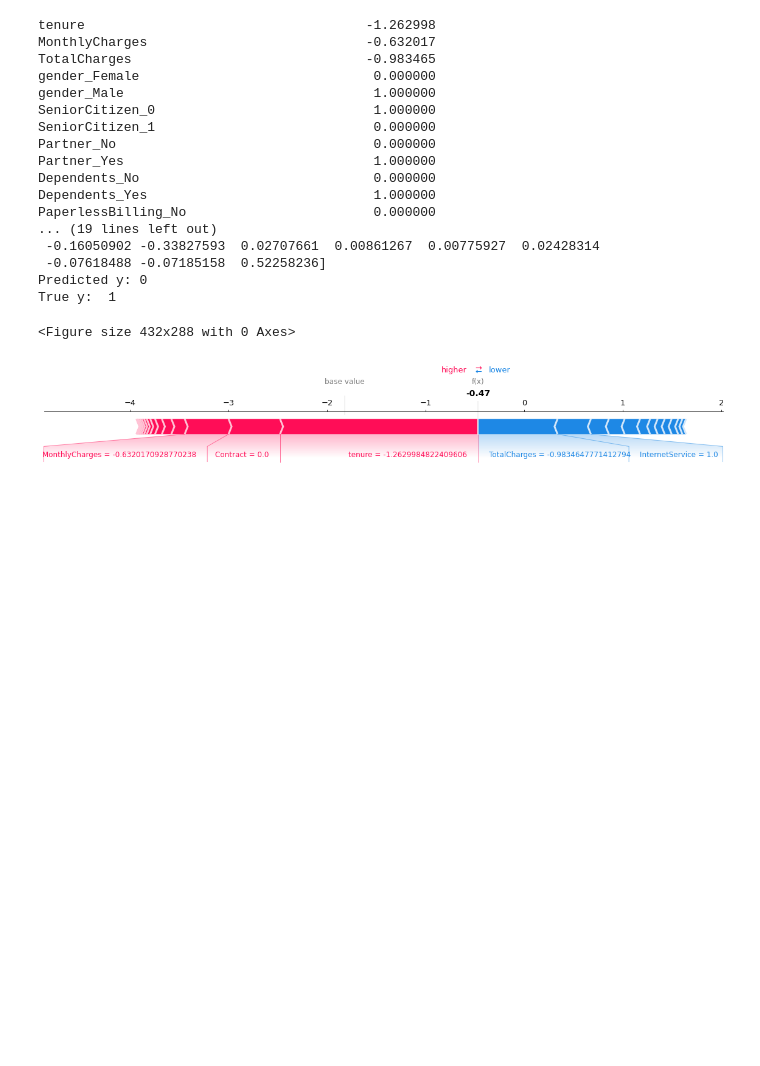
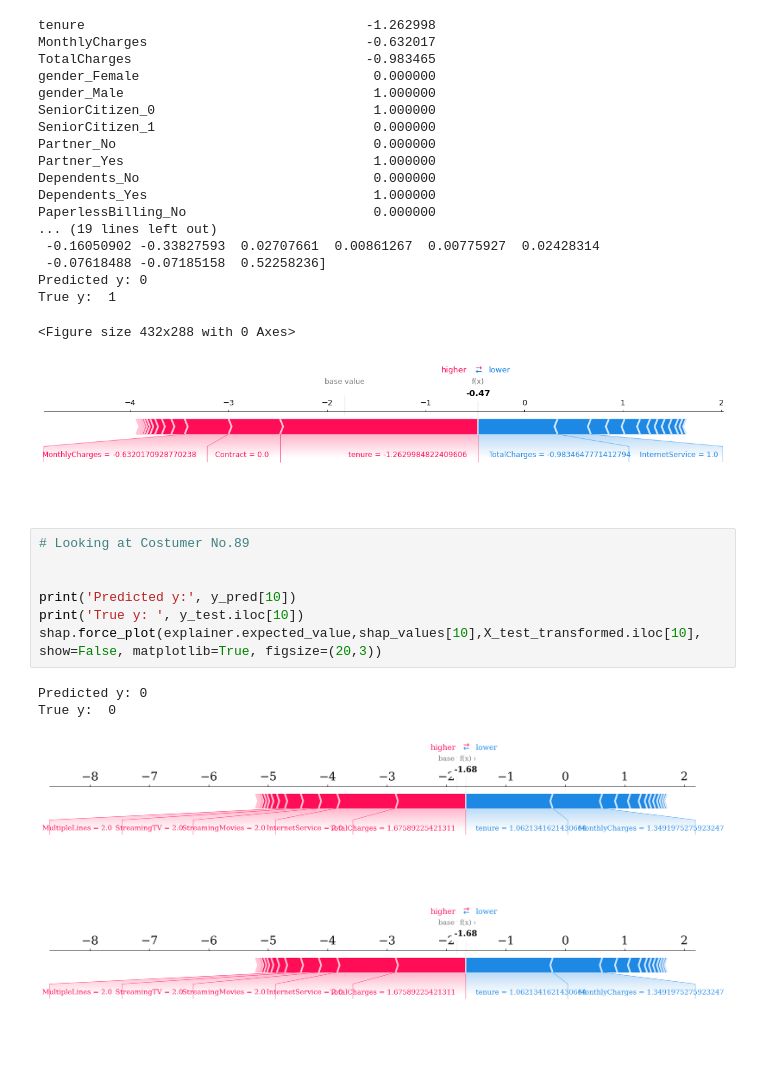
Before and after one commit to yuetianli22/DATA1030_FinalProject, a Jupyter notebook: src/DATA1030_FinalProject.ipynb, the cells around one changed output. Drawn from its saved outputs; the diff is of its cells as text; blank space fills up the shorter version.

```diff
--- a/src/DATA1030_FinalProject.ipynb
+++ b/src/DATA1030_FinalProject.ipynb
@@ -1162,3 +1297,15 @@ Predicted y: 0
 True y:  1
 <Figure size 432x288 with 0 Axes>
 [figure]
+# %%
+# Looking at Costumer No.89
+
+
+print('Predicted y:', y_pred[10])
+print('True y: ', y_test.iloc[10])
+shap.force_plot(explainer.expected_value,shap_values[10],X_test_transformed.iloc[10], show=False, matplotlib=True, figsize=(20,3))
+# %% [output]
+Predicted y: 0
+True y:  0
+[figure, added]
+[figure, added]
```
Also changed, not shown: parts of 28 cells of this notebook.
